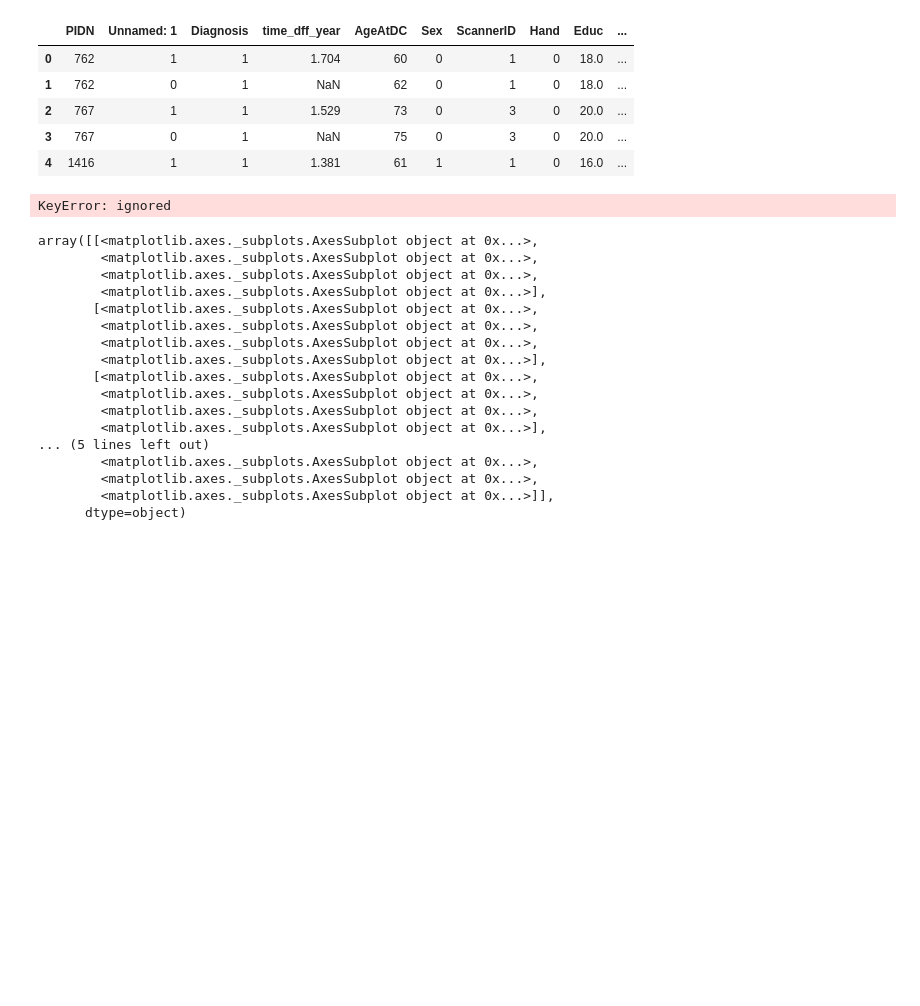
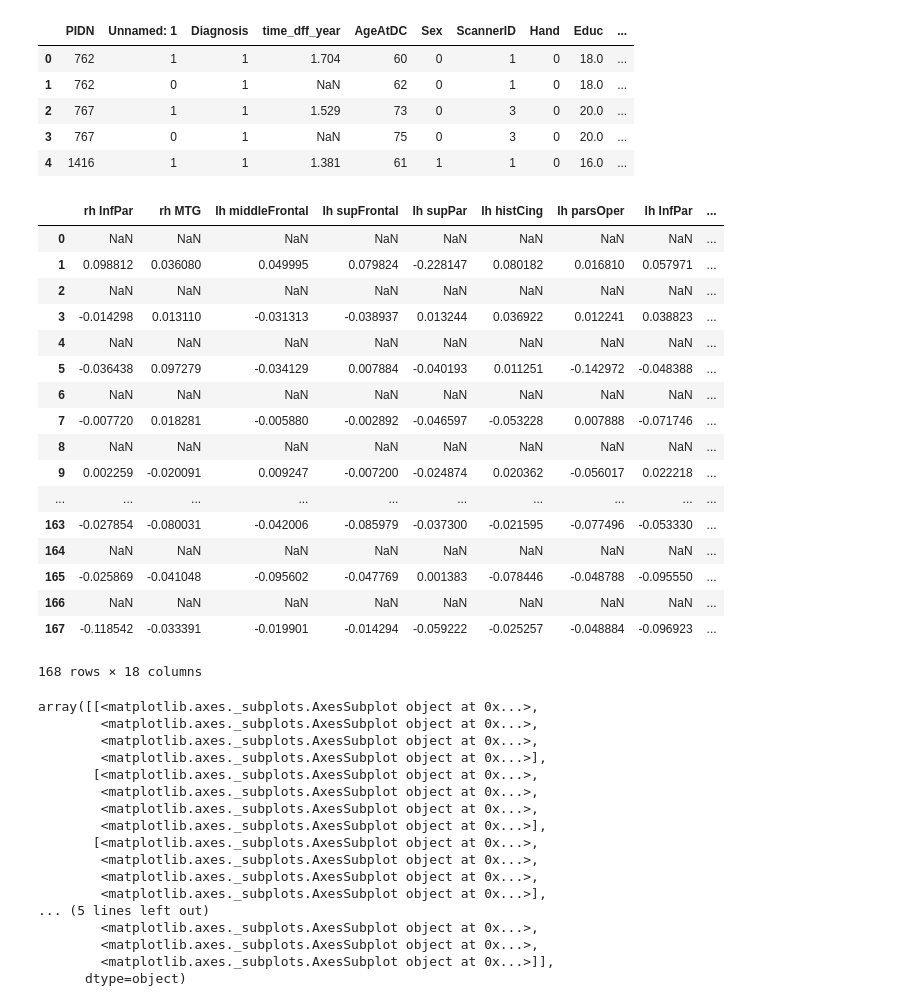
Before and after one commit to RoyMassett/Roy_Ava_Clustering_2019, a Jupyter notebook: notebooks/Thickness_Interaction_Clustering.ipynb, the cells around one changed output. Saved outputs shown, nothing was run; the diff lists cells and outputs as text; code cells hidden in the pictures; blank space fills up the shorter version.

```diff
--- a/notebooks/Thickness_Interaction_Clustering.ipynb
+++ b/notebooks/Thickness_Interaction_Clustering.ipynb
@@ -95,9 +95,26 @@ interaction.head()
 # %%
 def change(series):
   return series[1] - series[0]
-interaction_features_with_PIDN.groupby("PIDN").agg(change)
+interaction_features_with_PIDN.groupby("PIDN").diff()
 # %% [output]
+|  | rh InfPar | rh MTG | lh middleFrontal | lh supFrontal | lh supPar | lh histCing | lh parsOper | lh InfPar | ... |
+| 0 | NaN | NaN | NaN | NaN | NaN | NaN | NaN | NaN | ... |
+| 1 | 0.098812 | 0.036080 | 0.049995 | 0.079824 | -0.228147 | 0.080182 | 0.016810 | 0.057971 | ... |
+| 2 | NaN | NaN | NaN | NaN | NaN | NaN | NaN | NaN | ... |
+| 3 | -0.014298 | 0.013110 | -0.031313 | -0.038937 | 0.013244 | 0.036922 | 0.012241 | 0.038823 | ... |
+| 4 | NaN | NaN | NaN | NaN | NaN | NaN | NaN | NaN | ... |
+| 5 | -0.036438 | 0.097279 | -0.034129 | 0.007884 | -0.040193 | 0.011251 | -0.142972 | -0.048388 | ... |
+| 6 | NaN | NaN | NaN | NaN | NaN | NaN | NaN | NaN | ... |
+| 7 | -0.007720 | 0.018281 | -0.005880 | -0.002892 | -0.046597 | -0.053228 | 0.007888 | -0.071746 | ... |
+| 8 | NaN | NaN | NaN | NaN | NaN | NaN | NaN | NaN | ... |
+| 9 | 0.002259 | -0.020091 | 0.009247 | -0.007200 | -0.024874 | 0.020362 | -0.056017 | 0.022218 | ... |
+| ... | ... | ... | ... | ... | ... | ... | ... | ... | ... |
+| 163 | -0.027854 | -0.080031 | -0.042006 | -0.085979 | -0.037300 | -0.021595 | -0.077496 | -0.053330 | ... |
+| 164 | NaN | NaN | NaN | NaN | NaN | NaN | NaN | NaN | ... |
+| 165 | -0.025869 | -0.041048 | -0.095602 | -0.047769 | 0.001383 | -0.078446 | -0.048788 | -0.095550 | ... |
+| 166 | NaN | NaN | NaN | NaN | NaN | NaN | NaN | NaN | ... |
+| 167 | -0.118542 | -0.033391 | -0.019901 | -0.014294 | -0.059222 | -0.025257 | -0.048884 | -0.096923 | ... |
-KeyError: ignored
+168 rows × 18 columns
 # %%
 interaction_features.hist(bins=np.arange(1.5, 3.5, .1), figsize = [20, 20])
 # %% [output]
```
